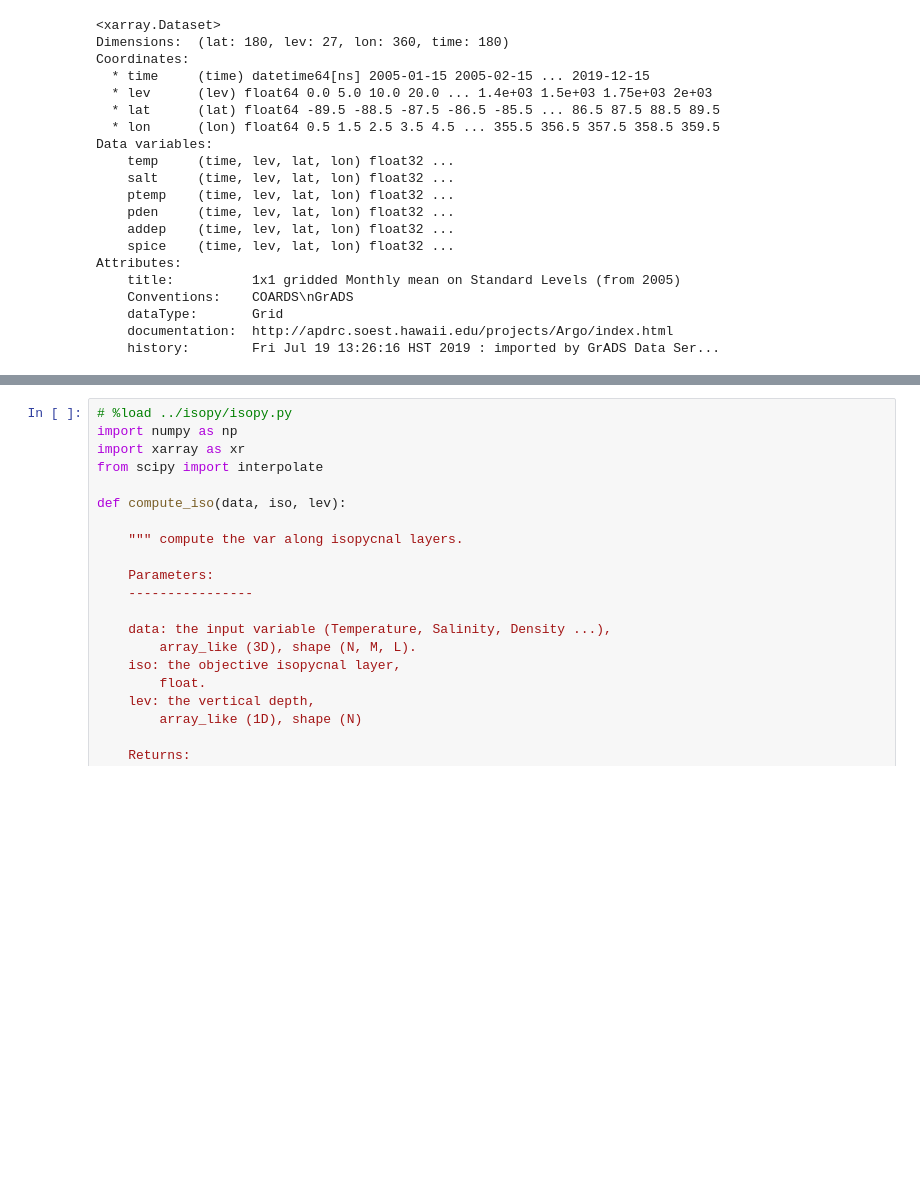
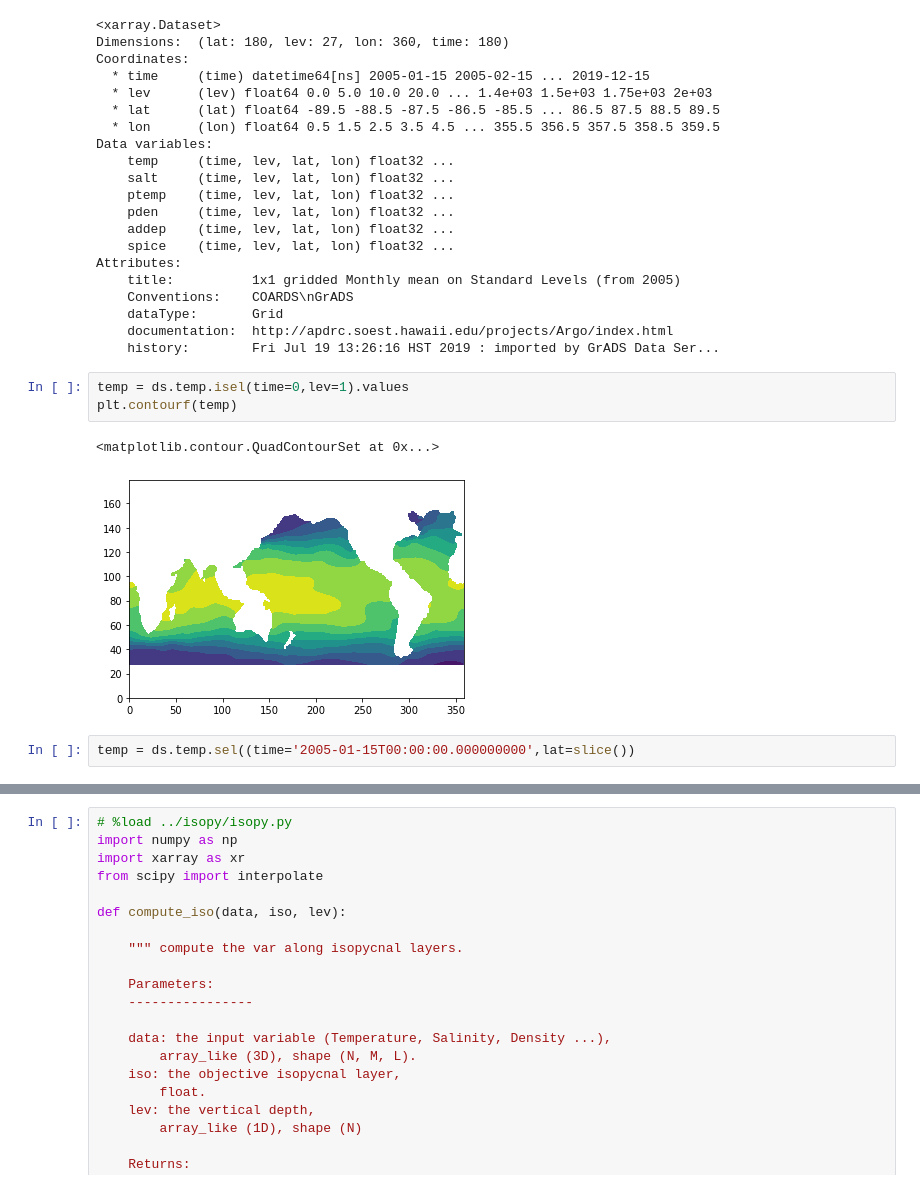
Before and after one commit to oceanhackweek/DataAccess, a Jupyter notebook: isopy/Notebooks/test.ipynb, the cells around one changed output, grey strips where cells are left out. Cells and saved outputs as stored; diff of their text form; blank space fills up the shorter version.

```diff
--- a/isopy/Notebooks/test.ipynb
+++ b/isopy/Notebooks/test.ipynb
@@ -28,3 +28,11 @@ Attributes:
     dataType:       Grid
     documentation:  http://apdrc.soest.hawaii.edu/projects/Argo/index.html
     history:        Fri Jul 19 13:26:16 HST 2019 : imported by GrADS Data Ser...
+# %%
+temp = ds.temp.isel(time=0,lev=1).values
+plt.contourf(temp)
+# %% [output]
+<matplotlib.contour.QuadContourSet at 0x...>
+[figure, added]
+# %%
+temp = ds.temp.sel((time='2005-01-15T00:00:00.000000000',lat=slice())
```
Also changed, not shown: parts of 6 cells of this notebook, 1 other file.
